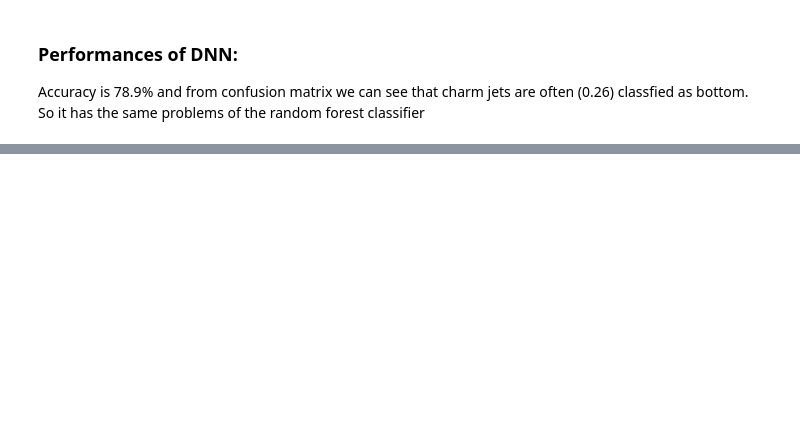
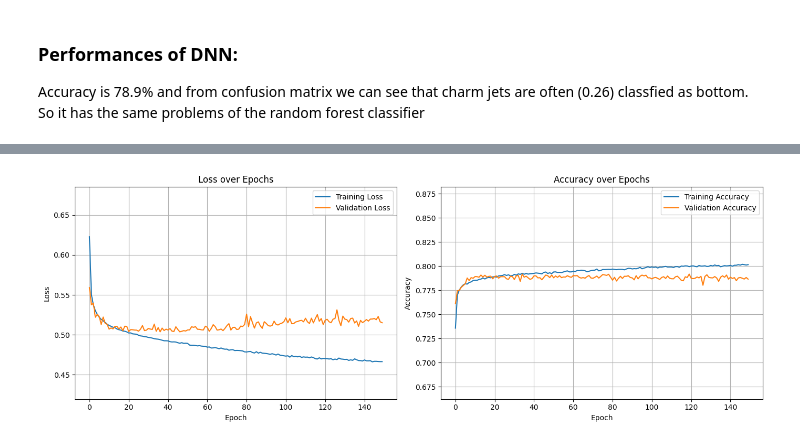
Before and after one commit to Maic-R/ML_for_physics, a Jupyter notebook: jet_tagging_DNN.ipynb, the cells around one changed output, grey strips where cells are left out. Saved outputs shown, nothing was run; the diff lists cells and outputs as text; code cells hidden in the pictures; blank space fills up the shorter version.

```diff
--- a/jet_tagging_DNN.ipynb
+++ b/jet_tagging_DNN.ipynb
@@ -215,0 +250,18 @@ Accuracy is 78.9% and from confusion matrix we can see that charm jets are often
+# %%
+opt_dnn = Sequential(name='optimized_dnn')
+
+opt_dnn.add(layers.Input(shape=(features.size,), name='Input'))
+
+n_hidden = 5
+for layer in range(n_hidden):
+    # set for the first hidden layer 16 neurons (a number close to the features number)
+    if layer == 0: neurons = 16
+    # last hidden layer will have 64 neurons
+    elif layer == n_hidden - 1: neurons = 64
+    # all the others 32
+    else: neurons = 32
+    opt_dnn.add(layers.Dense(neurons, activation='relu', name=f'Hidden_{layer}'))
+
+opt_dnn.add(layers.Dense(n_labels, activation='softmax', name='Output'))
+
+opt_dnn.summary()
@@ -215,0 +294,6 @@ Accuracy is 78.9% and from confusion matrix we can see that charm jets are often
+# %%
+optimizer = optimizers.Adam()
+loss = losses.SparseCategoricalCrossentropy()
+metric = metrics.SparseCategoricalAccuracy()
+
+opt_dnn.compile(optimizer=optimizer, loss=loss, metrics=[metric])
@@ -215,0 +309,6 @@ Accuracy is 78.9% and from confusion matrix we can see that charm jets are often
+# %%
+reset_weights(opt_dnn)
+
+# add also class_weight to train the model this time
+# Increase number of epochs to 150. It can be too high -> overfitting problems
+history = opt_dnn.fit(x=X_train, y=y_train, validation_data=(X_val, y_val), epochs=150, verbose=1)
@@ -215,0 +338,4 @@ Accuracy is 78.9% and from confusion matrix we can see that charm jets are often
+# %%
+plot_loss_accuracy(history)
+# %% [output]
+[figure, added]
```
Also changed, not shown: parts of 21 cells of this notebook, 1 other file.
